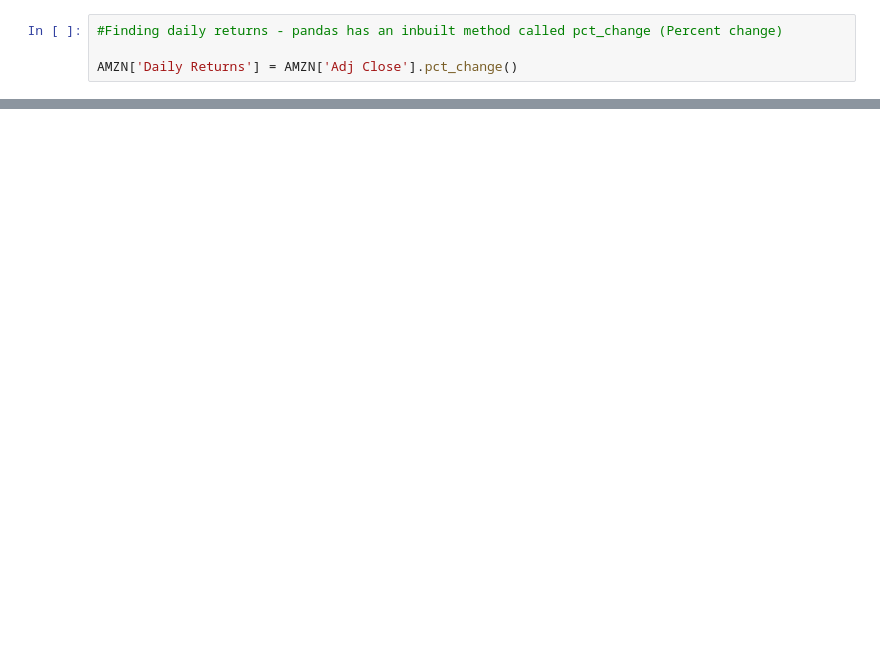
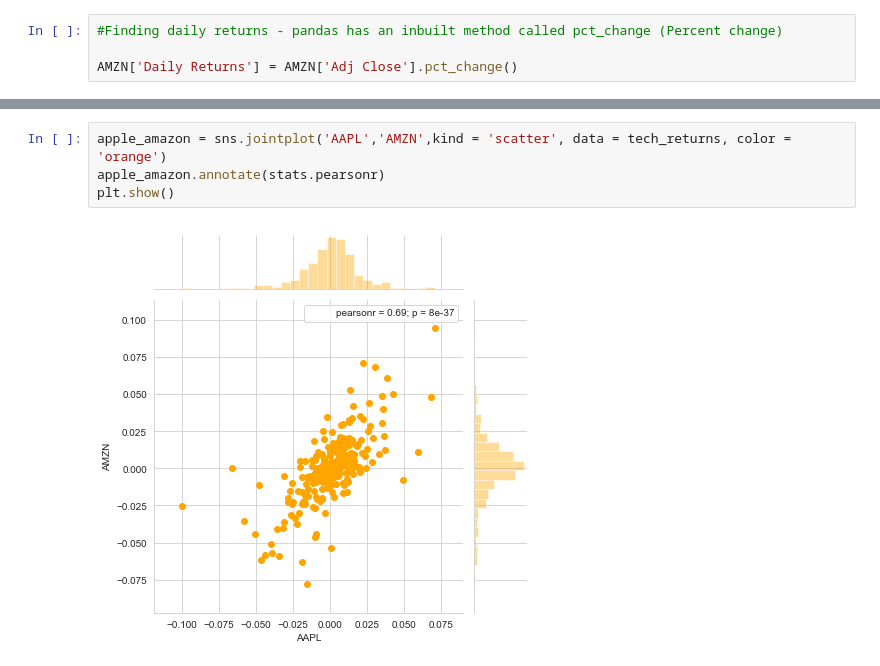
Before and after one commit to atukrel/Python, a Jupyter notebook: Stock Market Analysis.ipynb, the cells around one changed output, grey strips where cells are left out. Saved outputs shown, nothing was run; the diff lists cells and outputs as text; blank space fills up the shorter version.

```diff
--- a/Stock Market Analysis.ipynb
+++ b/Stock Market Analysis.ipynb
@@ -224,0 +240,6 @@ plt.show()
+# %%
+apple_amazon = sns.jointplot('AAPL','AMZN',kind = 'scatter', data = tech_returns, color = 'orange')
+apple_amazon.annotate(stats.pearsonr)
+plt.show()
+# %% [output]
+[figure, added]
```
Also changed, not shown: parts of 48 cells of this notebook.
